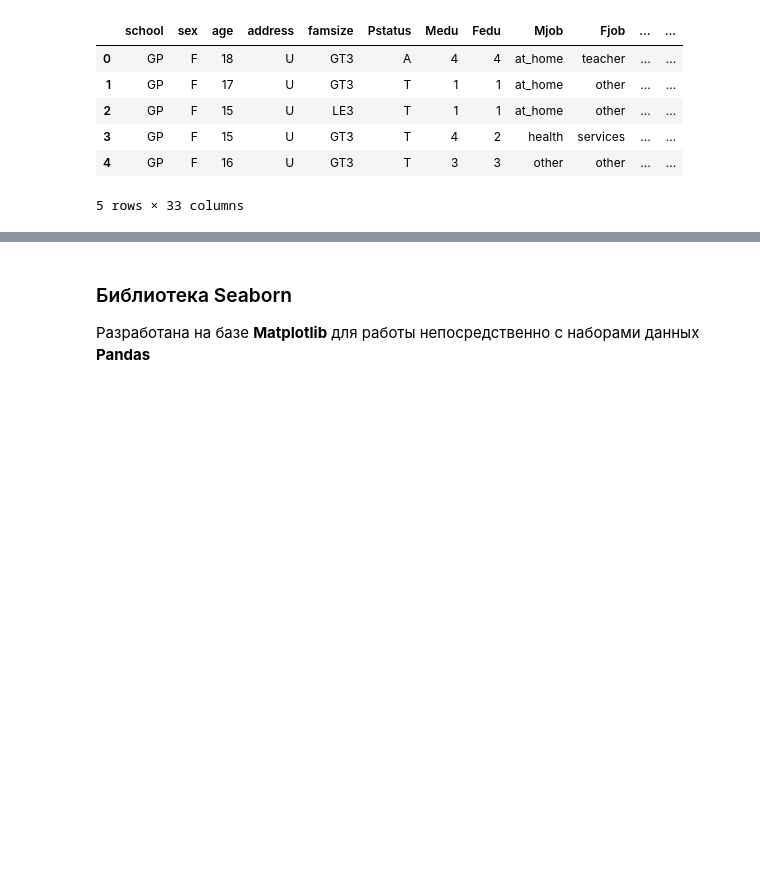
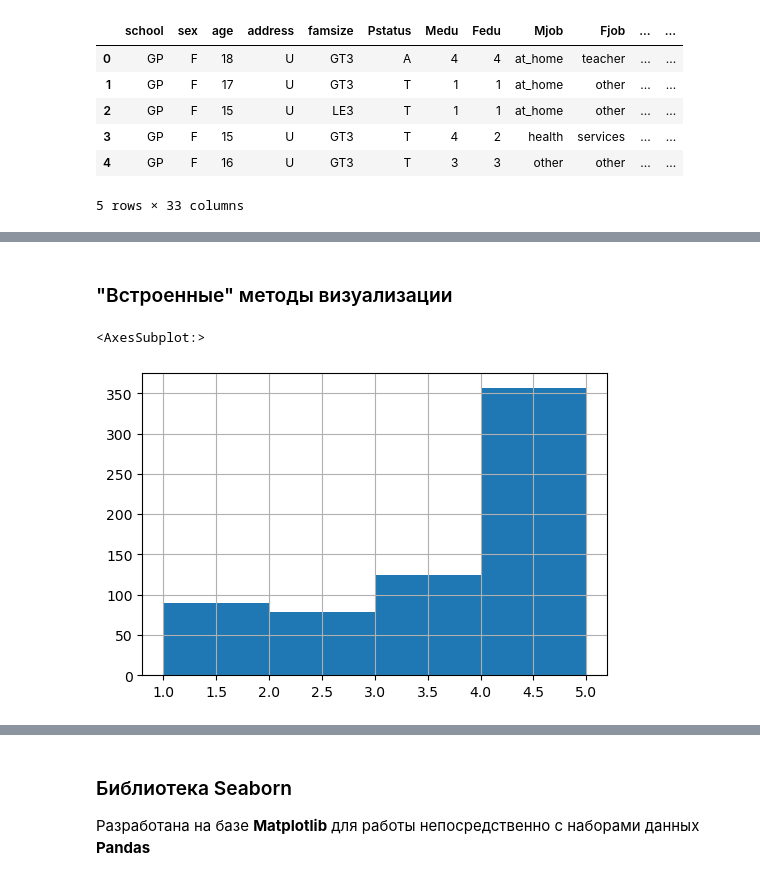
Before and after one commit to Letch49/ML_VVSU_2023, a Jupyter notebook: lec02/lec02.ipynb, the cells around one changed output, grey strips where cells are left out. Cells and saved outputs as stored; diff of their text form; code cells hidden in the pictures; blank space fills up the shorter version.

```diff
--- a/lec02/lec02.ipynb
+++ b/lec02/lec02.ipynb
@@ -256,0 +277,7 @@ studPor.head()
+# %% [markdown]
+### "Встроенные" методы визуализации
+# %%
+studPor.health.hist(bins=np.arange(1,6))
+# %% [output]
+<AxesSubplot:>
+[figure, added]
```
Also changed, not shown: parts of 10 cells of this notebook.
